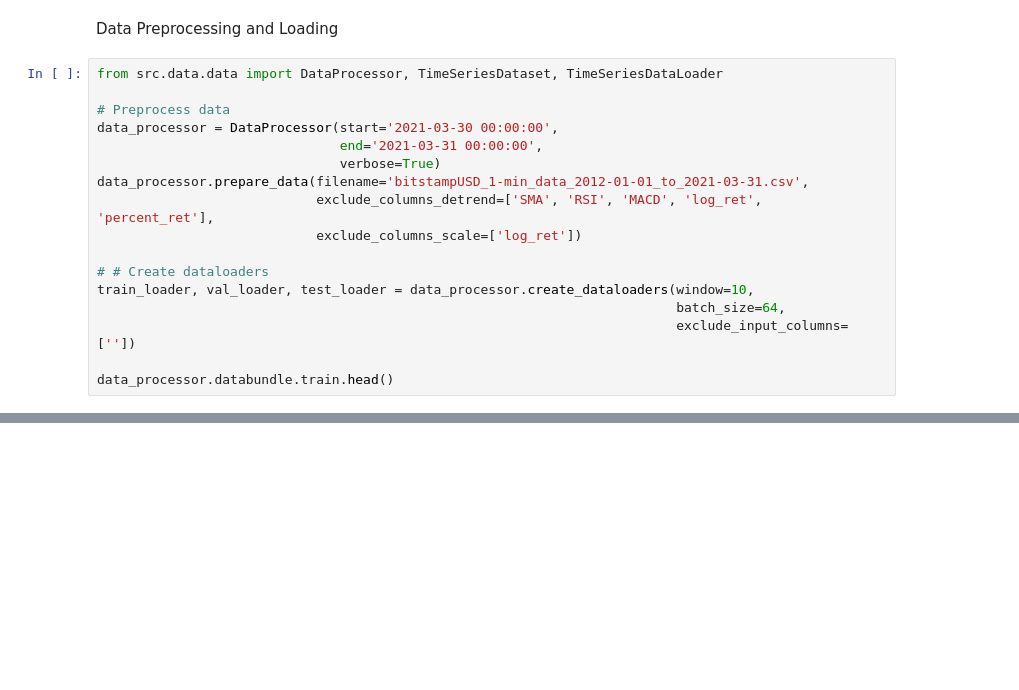
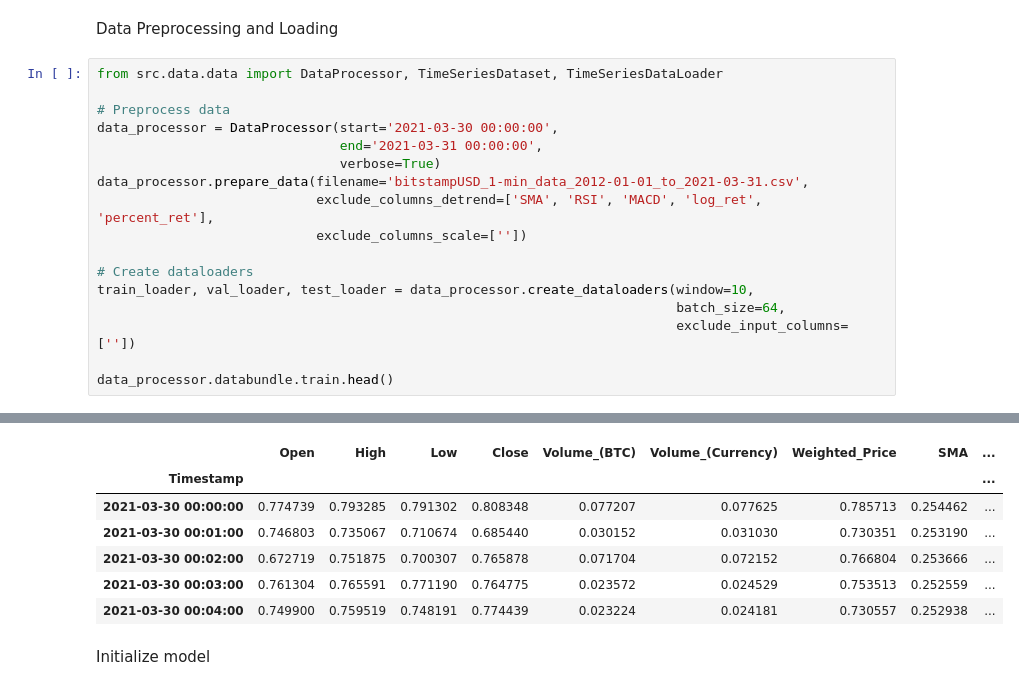
Before and after one commit to harrisonfloam/deep-trading-algorithm, a Jupyter notebook: notebooks/test.ipynb, the cells around one changed output, grey strips where cells are left out. Cells and saved outputs as stored; diff of their text form; blank space fills up the shorter version.

```diff
--- a/notebooks/test.ipynb
+++ b/notebooks/test.ipynb
@@ -12,9 +12,9 @@ data_processor = DataProcessor(start='2021-03-30 00:00:00',
                                verbose=True)
 data_processor.prepare_data(filename='bitstampUSD_1-min_data_2012-01-01_to_2021-03-31.csv',
                             exclude_columns_detrend=['SMA', 'RSI', 'MACD', 'log_ret', 'percent_ret'],
-                            exclude_columns_scale=['log_ret'])
+                            exclude_columns_scale=[''])
 
-# # Create dataloaders
+# Create dataloaders
 train_loader, val_loader, test_loader = data_processor.create_dataloaders(window=10,
                                                                           batch_size=64,
                                                                           exclude_input_columns=[''])
@@ -40,0 +26,9 @@ Timestamp
+|  | Open | High | Low | Close | Volume_(BTC) | Volume_(Currency) | Weighted_Price | SMA | ... |
+| Timestamp |  |  |  |  |  |  |  |  | ... |
+| 2021-03-30 00:00:00 | 0.774739 | 0.793285 | 0.791302 | 0.808348 | 0.077207 | 0.077625 | 0.785713 | 0.254462 | ... |
+| 2021-03-30 00:01:00 | 0.746803 | 0.735067 | 0.710674 | 0.685440 | 0.030152 | 0.031030 | 0.730351 | 0.253190 | ... |
+| 2021-03-30 00:02:00 | 0.672719 | 0.751875 | 0.700307 | 0.765878 | 0.071704 | 0.072152 | 0.766804 | 0.253666 | ... |
+| 2021-03-30 00:03:00 | 0.761304 | 0.765591 | 0.771190 | 0.764775 | 0.023572 | 0.024529 | 0.753513 | 0.252559 | ... |
+| 2021-03-30 00:04:00 | 0.749900 | 0.759519 | 0.748191 | 0.774439 | 0.023224 | 0.024181 | 0.730557 | 0.252938 | ... |
+# %% [markdown]
+Initialize model
```
Also changed, not shown: parts of 4 cells of this notebook, 3 other files.
